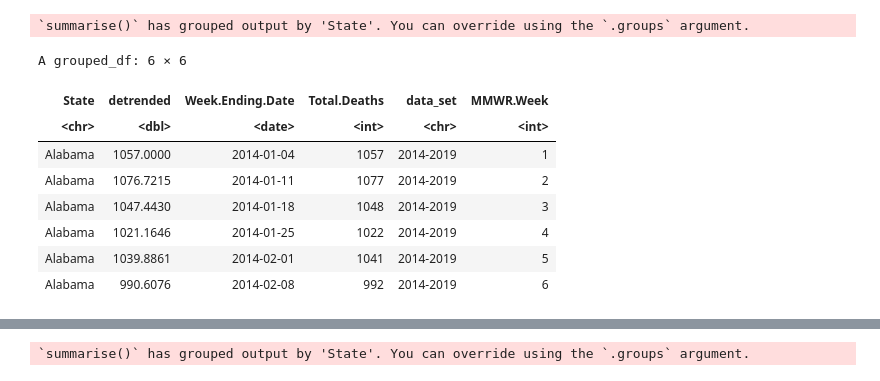
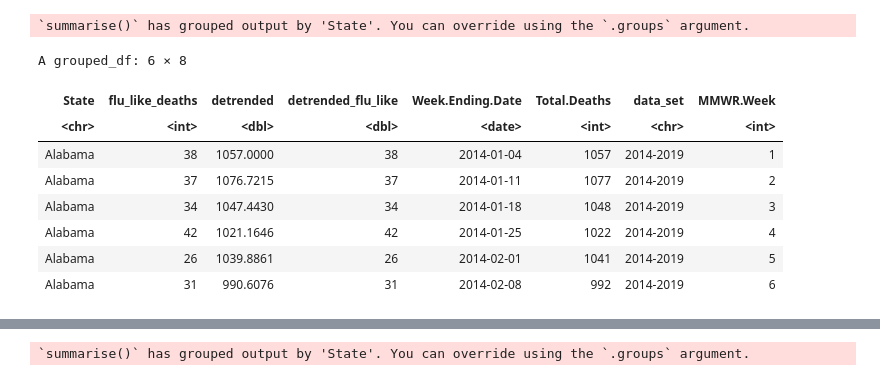
Before and after one commit to matzhaugen/mortality, a Jupyter notebook: notebooks/statewide.ipynb, the cells around one changed output, grey strips where cells are left out. Saved outputs shown, nothing was run; the diff lists cells and outputs as text; code cells hidden in the pictures.

Commit message:
add over count analysis

```diff
--- a/notebooks/statewide.ipynb
+++ b/notebooks/statewide.ipynb
@@ -27,8 +9,14 @@ The following objects are masked from ‘package:base’:
 ######################
 # Statewide analysis #
 ######################
-# Here we show the following
-# 1. Raw statewide death counts
+# Covid deaths are overcounted by about 80k in 2021. Not as much as expected, but this means that we can't use
+# non-covid death counts as a response to vaccine deaths, i.e. we would get negative deaths predicted.
+# A few other things things to note
+# 1. Each state has a different deviation from pre-2020 non-flu deaths -> different diagnoses statewide
+# 2. There is a discrete jump up in covid deaths Jan 2020, and a corresponding jump down in non-flu deaths
+
+# Also, we show
+# 1. Raw statewide death counts as a fraction of total
 # 2. Normalized statewide death counts
 # 3. Relative contribution from each state
 # California	0.12407822
@@ -48,9 +36,14 @@ us_death_old$Total.Deaths = us_death_old$All..Cause
 us_death_old$data_set = "2014-2019"
 us_death$data_set = "2020-2021"
 us_death_old$State = us_death_old$Jurisdiction.of.Occurrence
-us_death_all = rbind(us_death_old[,c("Week.Ending.Date", "Total.Deaths", "data_set", "MMWR.Week", "State")],
-                                  us_death[,c("Week.Ending.Date", "Total.Deaths", "data_set", "MMWR.Week", "State")])
+us_death_old$flu_like_deaths = us_death_old$Influenza.and.pneumonia..J10.J18.
+
+us_death$flu_like_deaths = us_death$Pneumonia..Influenza..or.COVID.19.Deaths
 colnames(us_death)
+colnames(us_death_old)
+us_death_all = rbind(us_death_old[,c("Week.Ending.Date", "Total.Deaths", "flu_like_deaths", "data_set", "MMWR.Week", "State")],
+                                  us_death[,c("Week.Ending.Date", "Total.Deaths", "flu_like_deaths", "data_set", "MMWR.Week", "State")])
+us_death_all$days = us_death_all$Week.Ending.Date - us_death_all$Week.Ending.Date[1]
 # %% [output]
  [1] "Data.as.of"
  [2] "Start.Date"
@@ -81,24 +90,26 @@ detrend = function(times, values, dates) {
 }
 # %%
 state_centered = us_death_all %>% group_by(State) %>% summarize(
+    flu_like_deaths=flu_like_deaths,
     detrended = detrend(days, Total.Deaths, Week.Ending.Date),
+    detrended_flu_like = detrend(days, flu_like_deaths, Week.Ending.Date),
     Week.Ending.Date = Week.Ending.Date,
     Total.Deaths = Total.Deaths,
     data_set = data_set,
     MMWR.Week = MMWR.Week,
     State = State)
 head(state_centered)
 # %% [output]
 `summarise()` has grouped output by 'State'. You can override using the `.groups` argument.
-A grouped_df: 6 × 6
+A grouped_df: 6 × 8
-| State | detrended | Week.Ending.Date | Total.Deaths | data_set | MMWR.Week |
-| <chr> | <dbl> | <date> | <int> | <chr> | <int> |
-| Alabama | 1057.0000 | 2014-01-04 | 1057 | 2014-2019 | 1 |
-| Alabama | 1076.7215 | 2014-01-11 | 1077 | 2014-2019 | 2 |
-| Alabama | 1047.4430 | 2014-01-18 | 1048 | 2014-2019 | 3 |
-| Alabama | 1021.1646 | 2014-01-25 | 1022 | 2014-2019 | 4 |
-| Alabama | 1039.8861 | 2014-02-01 | 1041 | 2014-2019 | 5 |
-| Alabama | 990.6076 | 2014-02-08 | 992 | 2014-2019 | 6 |
+| State | flu_like_deaths | detrended | detrended_flu_like | Week.Ending.Date | Total.Deaths | data_set | MMWR.Week |
+| <chr> | <int> | <dbl> | <dbl> | <date> | <int> | <chr> | <int> |
+| Alabama | 38 | 1057.0000 | 38 | 2014-01-04 | 1057 | 2014-2019 | 1 |
+| Alabama | 37 | 1076.7215 | 37 | 2014-01-11 | 1077 | 2014-2019 | 2 |
+| Alabama | 34 | 1047.4430 | 34 | 2014-01-18 | 1048 | 2014-2019 | 3 |
+| Alabama | 42 | 1021.1646 | 42 | 2014-01-25 | 1022 | 2014-2019 | 4 |
+| Alabama | 26 | 1039.8861 | 26 | 2014-02-01 | 1041 | 2014-2019 | 5 |
+| Alabama | 31 | 990.6076 | 31 | 2014-02-08 | 992 | 2014-2019 | 6 |
 # %%
 find_median = function(weeks, values, dates) {
     idx = year(dates) < 2020
```
Also changed, not shown: parts of 11 cells of this notebook, 2 other files.
